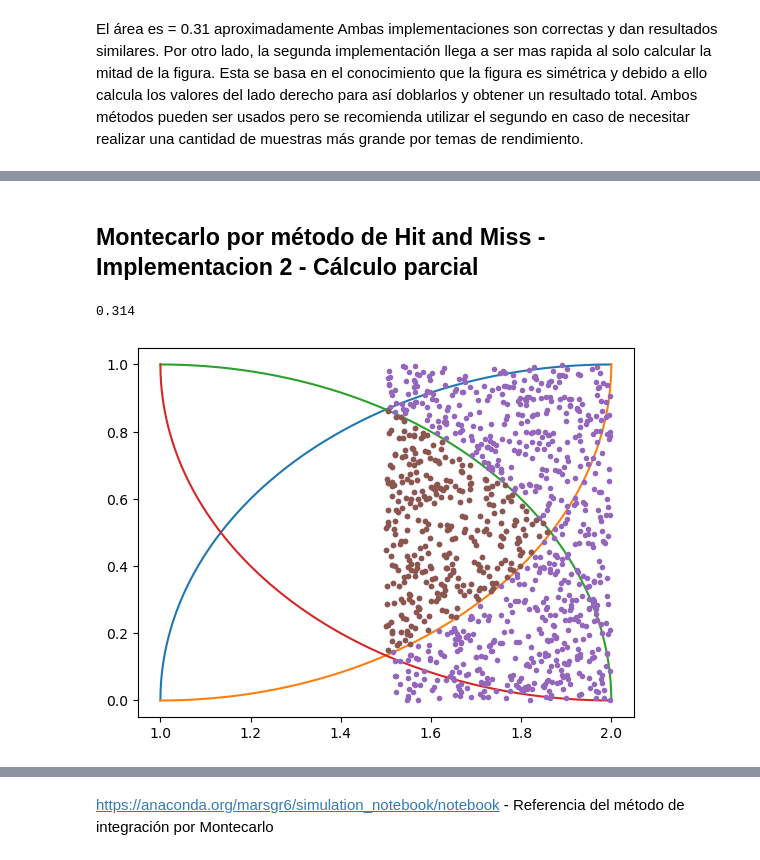
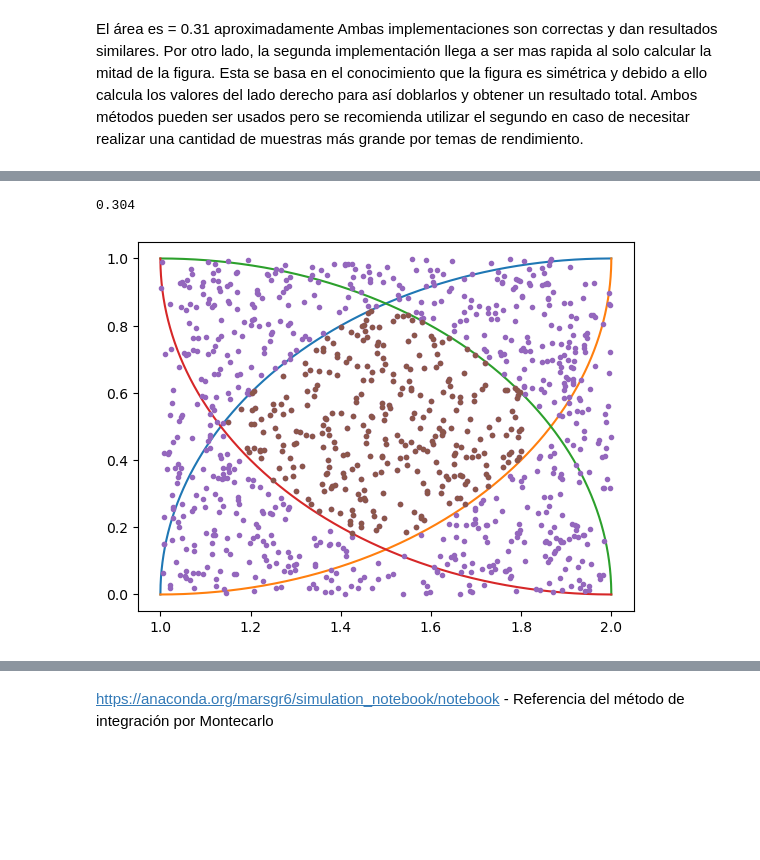
Before and after one commit to MrMeowdyRowdy/TareaAbet-IntegracionDeMontecarlo, a Jupyter notebook: Integración de Montecarlo.ipynb, the cells around one changed output, grey strips where cells are left out. Saved outputs shown, nothing was run; the diff lists cells and outputs as text; code cells hidden in the pictures; blank space fills up the shorter version.

Commit message:
Montecarlo Hit and miss

```diff
--- a/Integración de Montecarlo.ipynb
+++ b/Integración de Montecarlo.ipynb
@@ -241,35 +241,27 @@ plt.plot(xi_random[dentro], yi_random[dentro], '.')
-# %% [markdown]
-## Montecarlo por método de Hit and Miss - Implementacion 2 - Cálculo parcial
 # %%
 #Definimos las funciones a usar para recrear al forma
 x = np.linspace(1, 2, 10000)  # Rango para la variable x
 fx1 = f(x,r,cx1,cy1)  # Evaluamos f(x)
 fx2 = fm(x,r,cx2,cy2)  # Evaluamos f(x)
 fx3 = f(x,r,cx3,cy3)  # Evaluamos f(x)
 fx4 = fm(x,r,cx4,cy4)  # Evaluamos f(x)
 plt.plot(x, fx1); # Dibujamos f(x)
 plt.plot(x, fx2); # Dibujamos f(x)
 plt.plot(x, fx3); # Dibujamos f(x)
 plt.plot(x, fx4); # Dibujamos f(x)
 
-#Definimos el Ancho del Tablero (Únicamente la mitad)
-a, b = 1.5, 2
-c = 1 #Definimos el Alto del Tablero
-
-n=1000
-
-#Implementación 2
+#Implementación 1
 xi_random = np.random.random(size=n)*(b-a)+a
 yi_random = np.random.random(size=n)*c
 
 plt.plot(xi_random, yi_random, '.')
 
 dentro = np.where((f(xi_random, r, cx1, cy1) > yi_random) & (fm(xi_random, r, cx2, cy2) < yi_random) & (f(xi_random, r, cx3, cy3) > yi_random) & (fm(xi_random, r, cx4, cy4) < yi_random))[0]
 fuera = np.where((f(xi_random, r, cx1, cy1) < yi_random) & (fm(xi_random, r, cx2, cy2) > yi_random) & (f(xi_random, r, cx3, cy3) < yi_random) & (fm(xi_random, r, cx4, cy4) > yi_random))[0]
 
 plt.plot(xi_random[dentro], yi_random[dentro], '.')
 
-((b-a)*c*len(dentro)/n)*2
+(b-a)*c*len(dentro)/n
 # %% [output]
-0.314
+0.304
-[figure, old version]
+[figure, new version]
```
Also changed, not shown: parts of 21 cells of this notebook, 3 other files.
